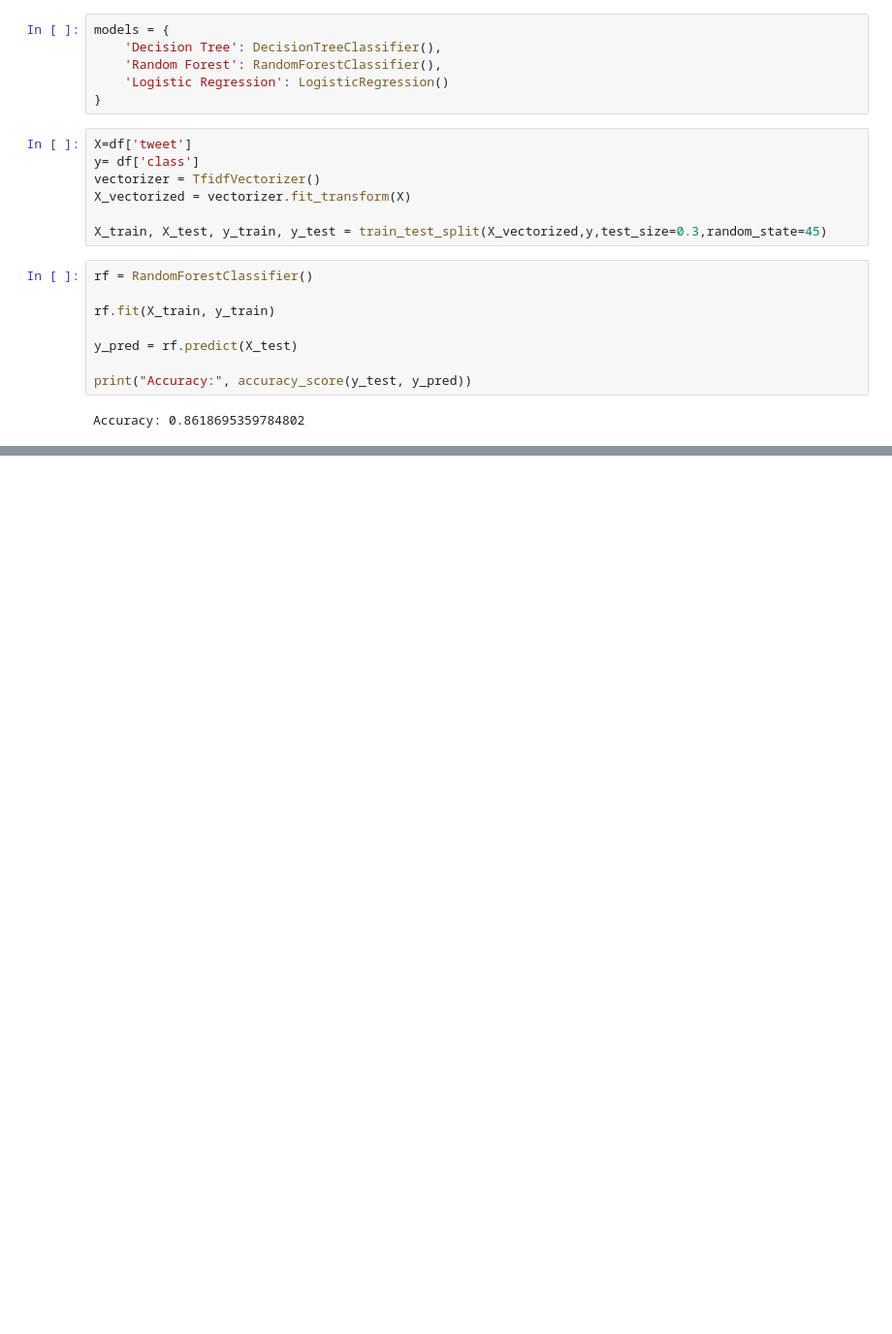
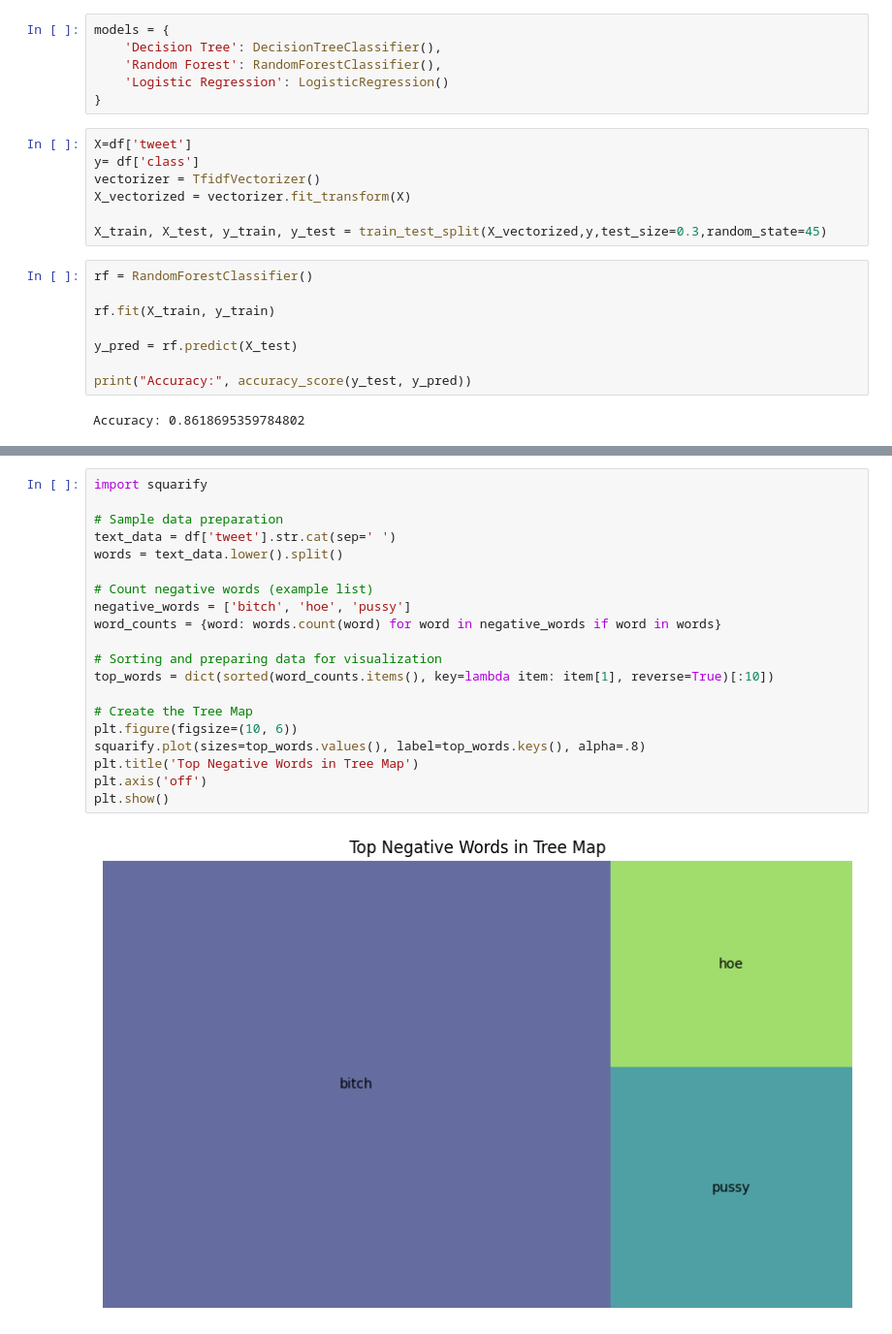
Before and after one commit to RajVarunn/nlp_sentimentanalysis, a Jupyter notebook: sr.ipynb, the cells around one changed output, grey strips where cells are left out. Shown: that part at 97% size. Saved outputs shown, nothing was run; the diff lists cells and outputs as text; blank space fills up the shorter version.

```diff
--- a/sr.ipynb
+++ b/sr.ipynb
@@ -102,0 +187,22 @@ Accuracy: 0.8618695359784802
+# %%
+import squarify
+
+# Sample data preparation
+text_data = df['tweet'].str.cat(sep=' ')
+words = text_data.lower().split()
+
+# Count negative words (example list)
+negative_words = ['bitch', 'hoe', 'pussy']
+word_counts = {word: words.count(word) for word in negative_words if word in words}
+
+# Sorting and preparing data for visualization
+top_words = dict(sorted(word_counts.items(), key=lambda item: item[1], reverse=True)[:10])
+
+# Create the Tree Map
+plt.figure(figsize=(10, 6))
+squarify.plot(sizes=top_words.values(), label=top_words.keys(), alpha=.8)
+plt.title('Top Negative Words in Tree Map')
+plt.axis('off')
+plt.show()
+# %% [output]
+[figure, added]
```
Also changed, not shown: parts of 7 cells of this notebook.
